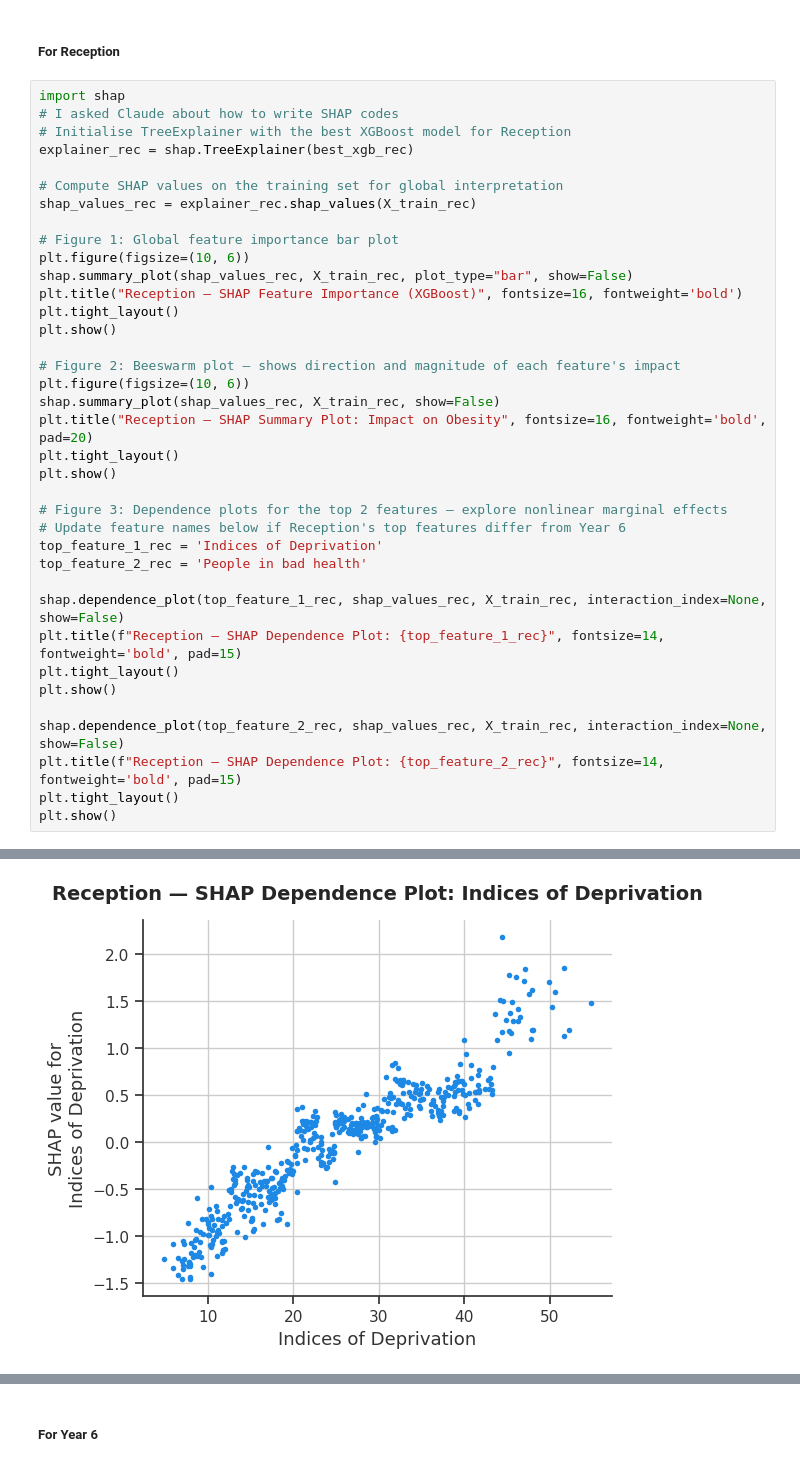
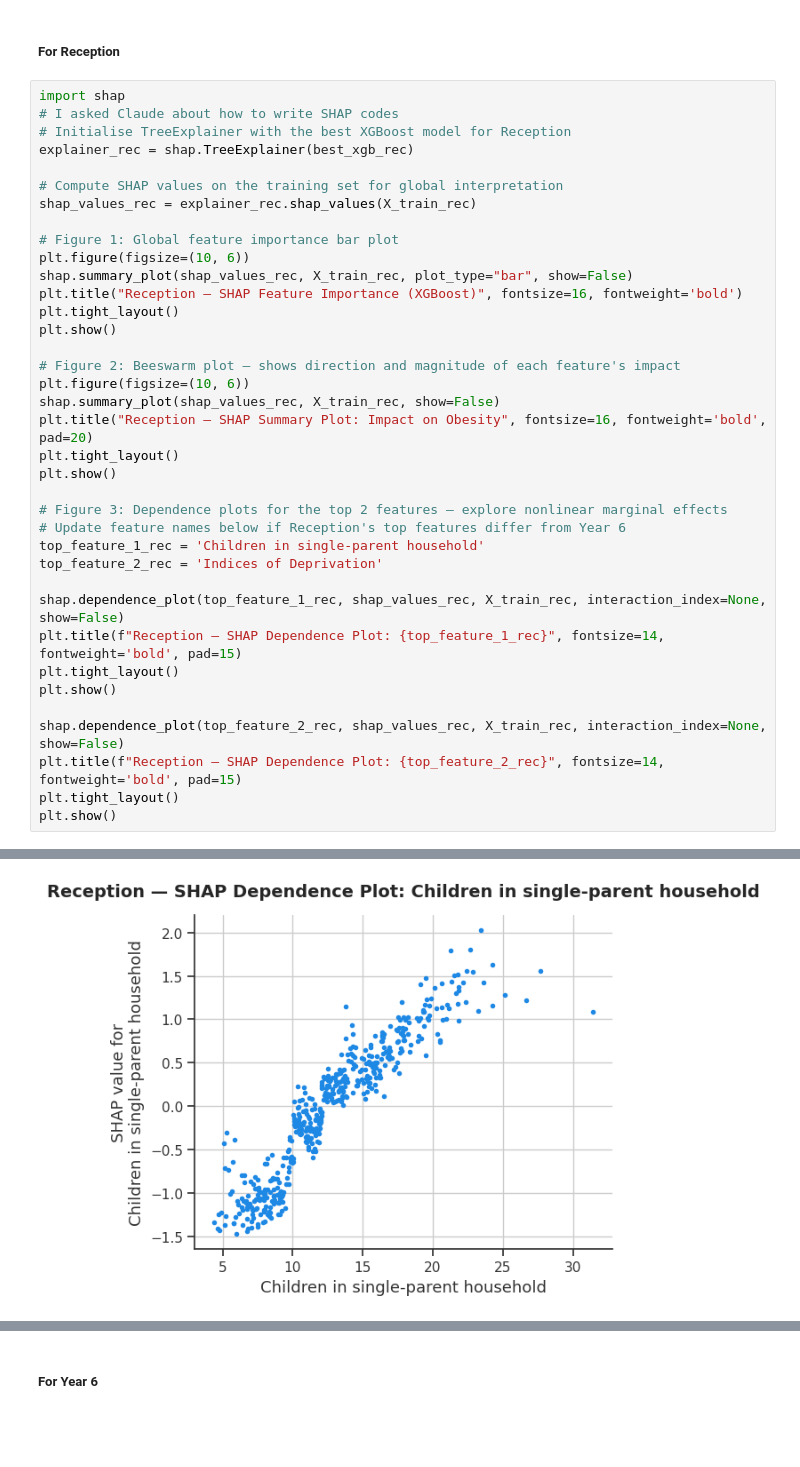
Before and after one commit to mixedmint/DSSS, a Jupyter notebook: What Drives Childhood Obesity?.ipynb, the cells around one changed output, grey strips where cells are left out. Drawn from its saved outputs; the diff is of its cells as text; blank space fills up the shorter version.

```diff
--- a/childhood_obesity.ipynb
+++ b/What Drives Childhood Obesity?.ipynb
@@ -1207,8 +1207,8 @@ plt.show()
 
 # Figure 3: Dependence plots for the top 2 features — explore nonlinear marginal effects
 # Update feature names below if Reception's top features differ from Year 6
-top_feature_1_rec = 'Indices of Deprivation'
-top_feature_2_rec = 'People in bad health'
+top_feature_1_rec = 'Children in single-parent household'
+top_feature_2_rec = 'Indices of Deprivation'
 
 shap.dependence_plot(top_feature_1_rec, shap_values_rec, X_train_rec, interaction_index=None, show=False)
 plt.title(f"Reception — SHAP Dependence Plot: {top_feature_1_rec}", fontsize=14, fontweight='bold', pad=15)
@@ -1225 +1225 @@ plt.show()
-[figure, old version]
+[figure, new version]
```
Also changed, not shown: parts of 9 cells of this notebook, 2 other files.
